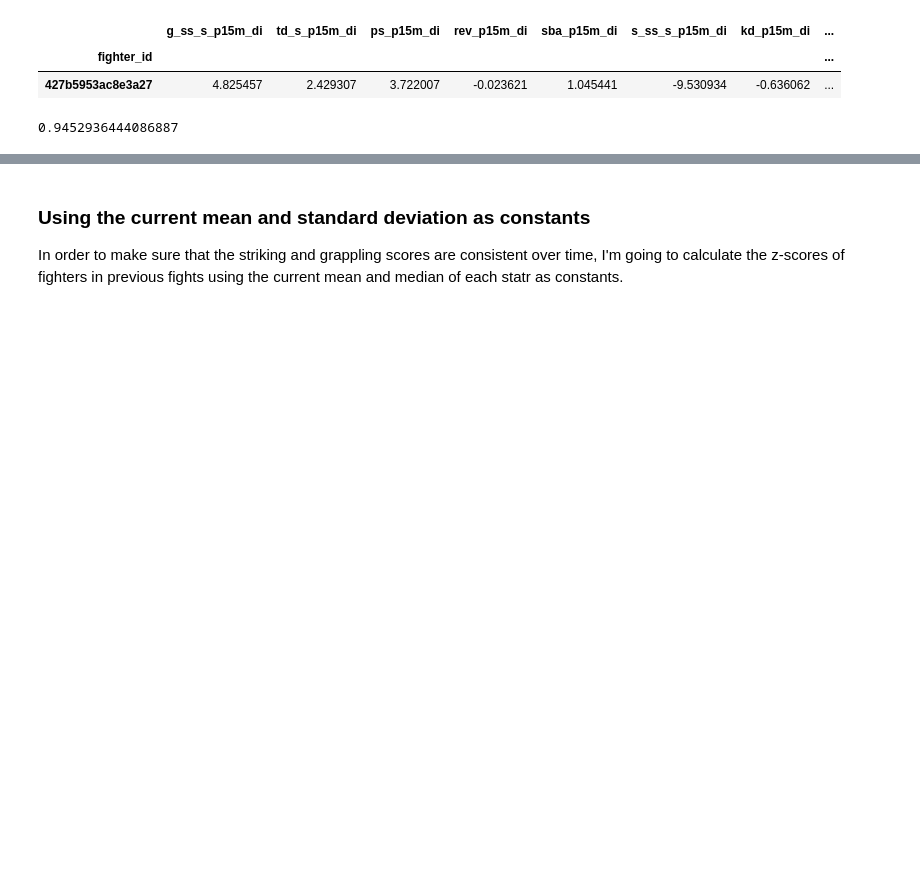
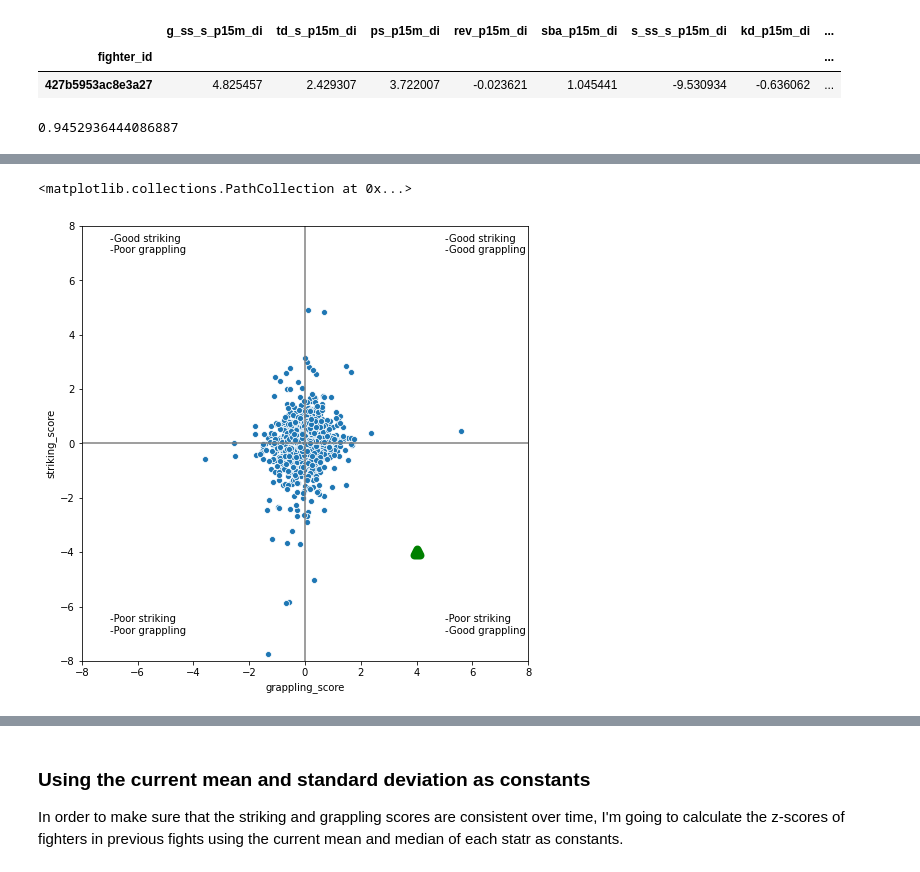
Before and after one commit to mesterhammerfic/match_finder, a Jupyter notebook: notebooks/01_feature_engineering/05_categorizing_styles.ipynb, the cells around one changed output, grey strips where cells are left out. Cells and saved outputs as stored; diff of their text form; code cells hidden in the pictures; blank space fills up the shorter version.

```diff
--- a/notebooks/01_feature_engineering/05_categorizing_styles.ipynb
+++ b/notebooks/01_feature_engineering/05_categorizing_styles.ipynb
@@ -581,0 +344,22 @@ exp_fighters_2011.describe() - exp_fighters.describe()
+# %%
+fig, ax = plt.subplots(1,1, figsize=(8,8))
+
+# set limits
+ax.set_ylim(-8,8)
+ax.set_xlim(-8,8)
+
+# draw reference lines
+ax.plot([-8, 8], [0,0], c='grey')
+ax.plot([0,0], [-8, 8], c='grey')
+
+# label sections
+plt.text(-7, 7, '-Good striking\n-Poor grappling')
+plt.text(5, 7, '-Good striking\n-Good grappling')
+plt.text(5, -7, '-Poor striking\n-Good grappling')
+plt.text(-7, -7, '-Poor striking\n-Poor grappling')
+
+sns.scatterplot(exp_fighters['grappling_score'], exp_fighters['striking_score'])
+ax.scatter(4, -4, marker='^', c='green', linewidths=8)
+# %% [output]
+<matplotlib.collections.PathCollection at 0x...>
+[figure, added]
```
Also changed, not shown: parts of 41 cells of this notebook, 2 other files.
